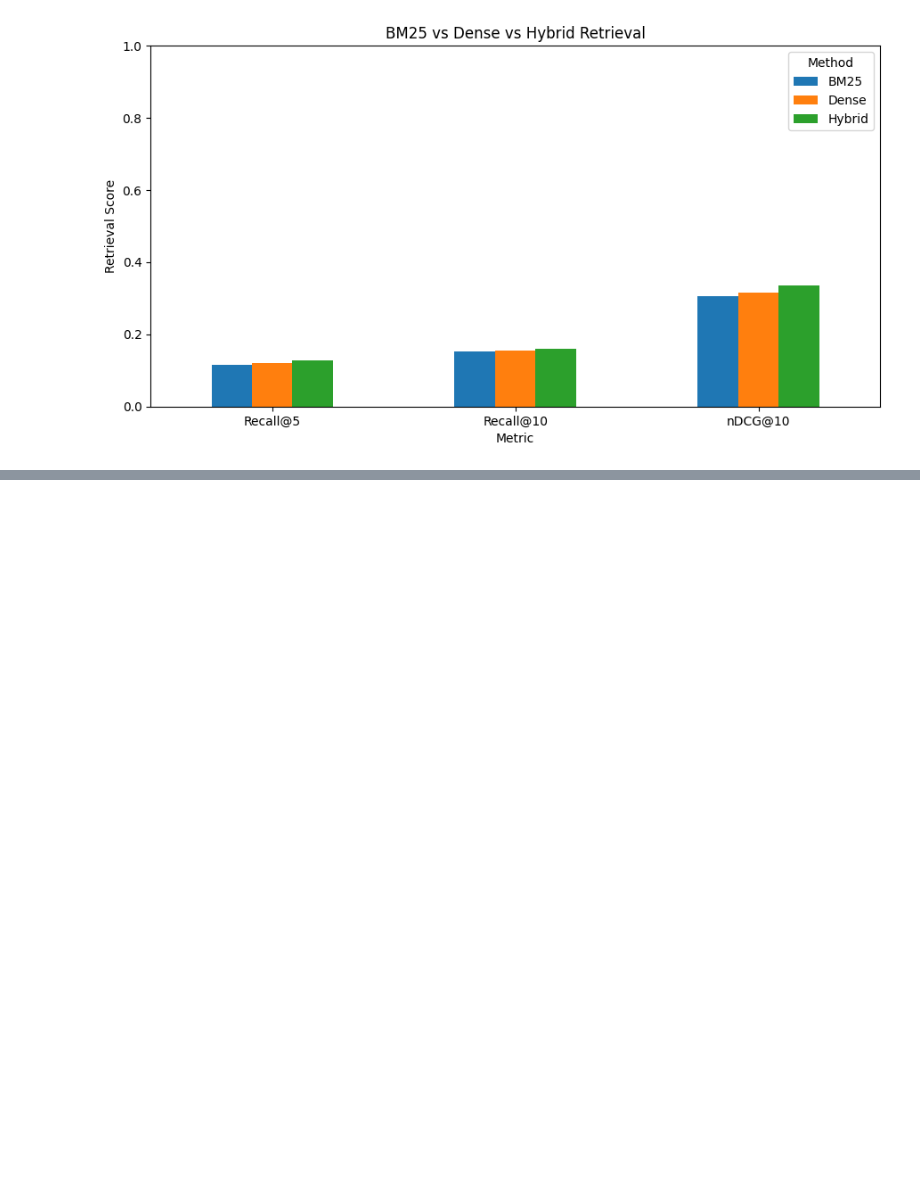
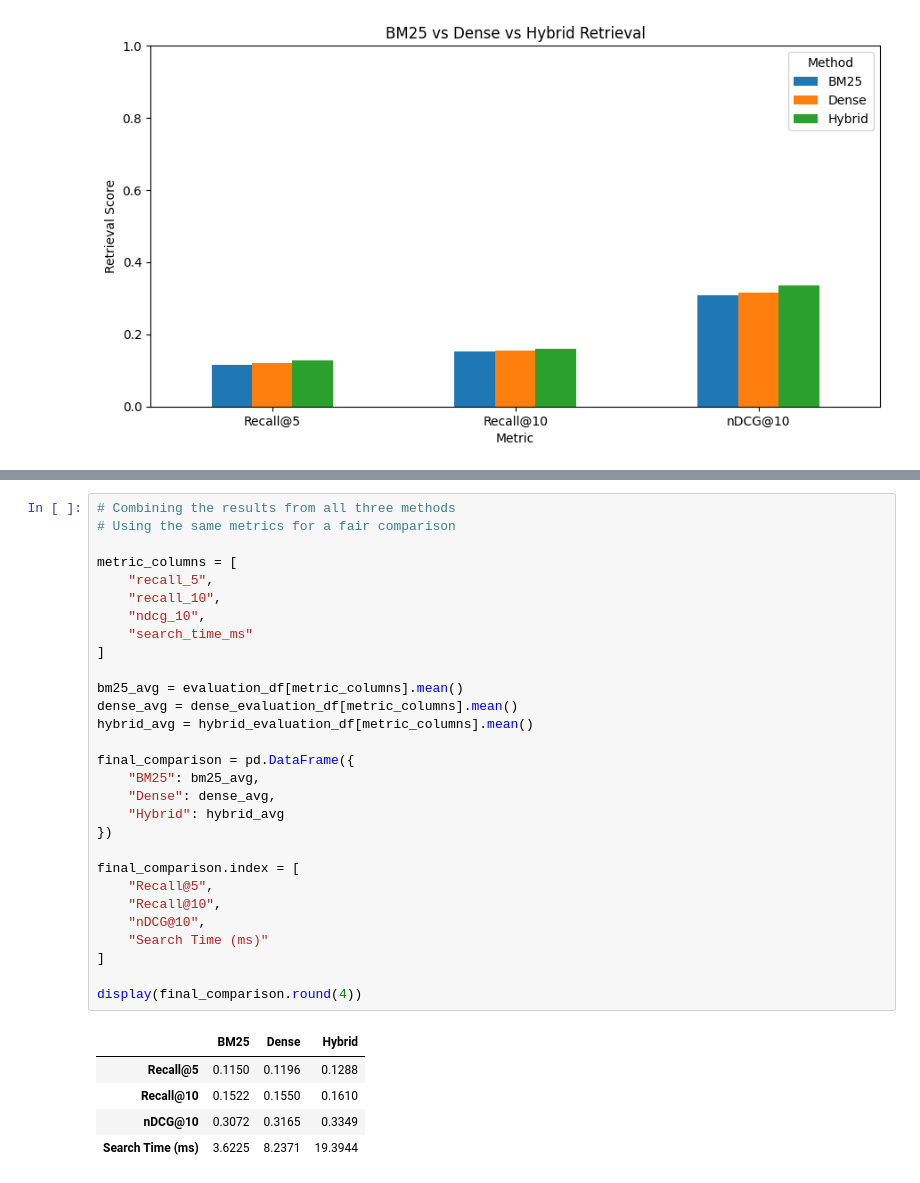
Before and after one commit to rachana1707-S/Adaptive-MedRAG, a Jupyter notebook: notebooks/01_retrieval.ipynb, the cells around one changed output, grey strips where cells are left out. Drawn from its saved outputs; the diff is of its cells as text; blank space fills up the shorter version.

```diff
--- a/notebooks/01_retrieval.ipynb
+++ b/notebooks/01_retrieval.ipynb
@@ -1332,0 +1388,35 @@ plt.show()
+# %%
+# Combining the results from all three methods
+# Using the same metrics for a fair comparison
+
+metric_columns = [
+    "recall_5",
+    "recall_10",
+    "ndcg_10",
+    "search_time_ms"
+]
+
+bm25_avg = evaluation_df[metric_columns].mean()
+dense_avg = dense_evaluation_df[metric_columns].mean()
+hybrid_avg = hybrid_evaluation_df[metric_columns].mean()
+
+final_comparison = pd.DataFrame({
+    "BM25": bm25_avg,
+    "Dense": dense_avg,
+    "Hybrid": hybrid_avg
+})
+
+final_comparison.index = [
+    "Recall@5",
+    "Recall@10",
+    "nDCG@10",
+    "Search Time (ms)"
+]
+
+display(final_comparison.round(4))
+# %% [output]
+|  | BM25 | Dense | Hybrid |
+| Recall@5 | 0.1150 | 0.1196 | 0.1288 |
+| Recall@10 | 0.1522 | 0.1550 | 0.1610 |
+| nDCG@10 | 0.3072 | 0.3165 | 0.3349 |
+| Search Time (ms) | 3.6225 | 8.2371 | 19.3944 |
```
Also changed, not shown: parts of 23 cells of this notebook.
